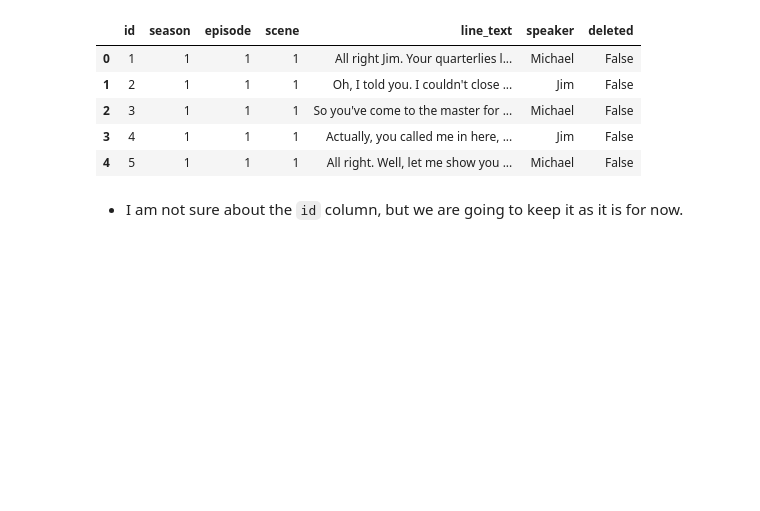
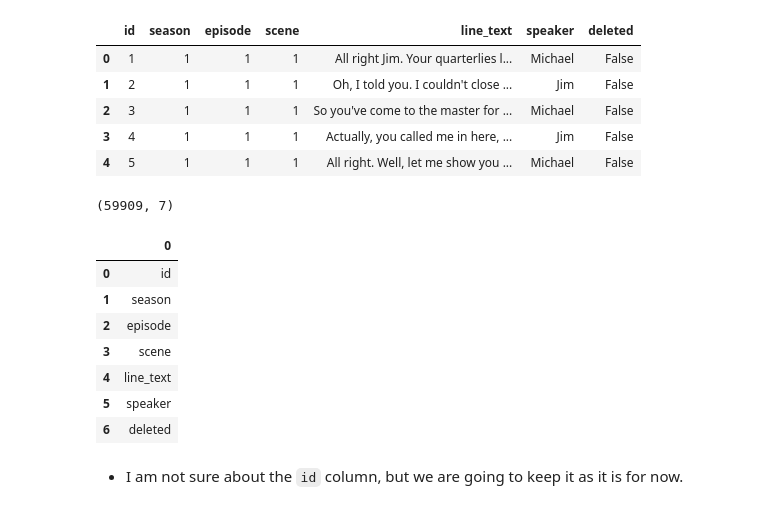
Before and after one commit to gaurangdave/DunderBot, a Jupyter notebook: notebooks/00_generate_data.ipynb, the cells around one changed output. Saved outputs shown, nothing was run; the diff lists cells and outputs as text; code cells hidden in the pictures; blank space fills up the shorter version.

```diff
--- a/notebooks/00_generate_data.ipynb
+++ b/notebooks/00_generate_data.ipynb
@@ -95,6 +99,21 @@ lines.head()
 | 2 | 3 | 1 | 1 | 1 | So you've come to the master for ... | Michael | False |
 | 3 | 4 | 1 | 1 | 1 | Actually, you called me in here, ... | Jim | False |
 | 4 | 5 | 1 | 1 | 1 | All right. Well, let me show you ... | Michael | False |
+# %%
+lines.shape
+# %% [output]
+(59909, 7)
+# %%
+pd.DataFrame(lines.columns)
+# %% [output]
+|  | 0 |
+| 0 | id |
+| 1 | season |
+| 2 | episode |
+| 3 | scene |
+| 4 | line_text |
+| 5 | speaker |
+| 6 | deleted |
 # %% [markdown]
 * I am not sure about the `id` column, but we are going to keep it as it is for now.
 # %%
```
Also changed, not shown: parts of 14 cells of this notebook, 1 other file.
